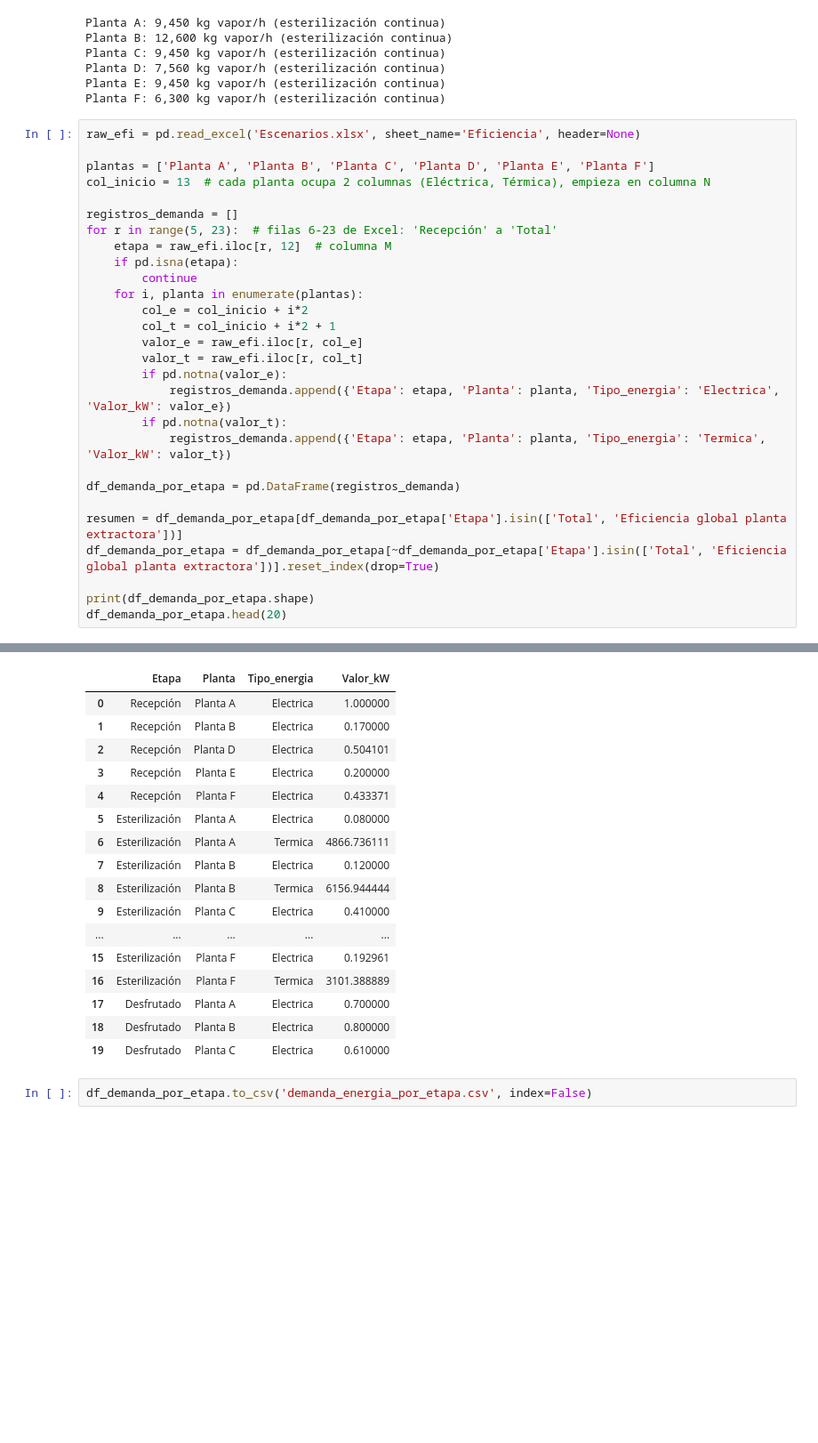
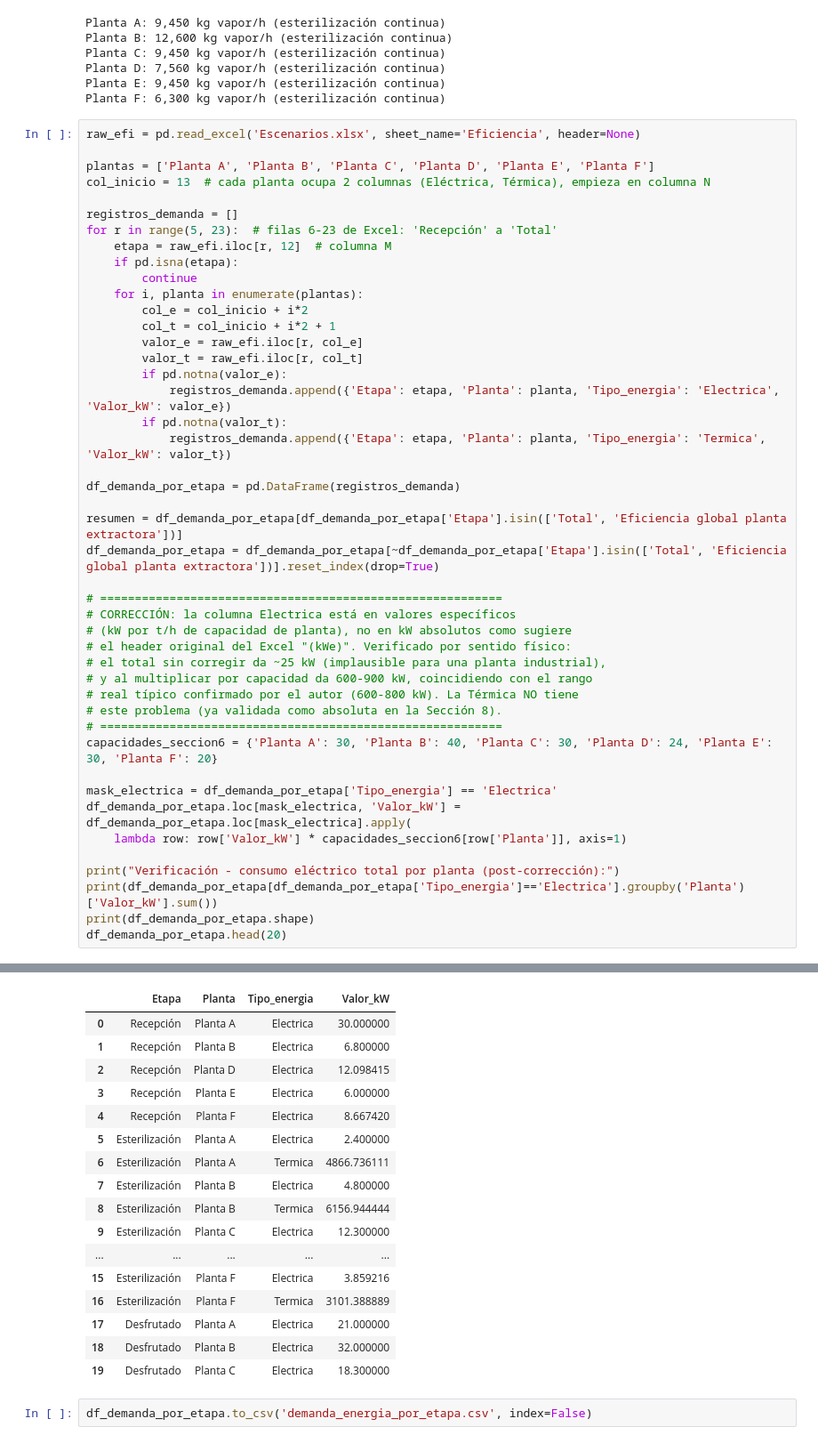
Before and after one commit to juncal0/valorizacion-biomasa-palma, a Jupyter notebook: 01_limpieza_datos_capex_emisiones_social_1.ipynb, the cells around one changed output, grey strips where cells are left out. Shown at 89% size. Drawn from its saved outputs; the diff is of its cells as text; blank space fills up the shorter version.

```diff
--- a/01_limpieza_datos_capex_emisiones_social_1.ipynb
+++ b/01_limpieza_datos_capex_emisiones_social_1.ipynb
@@ -436,6 +436,23 @@ df_demanda_por_etapa = pd.DataFrame(registros_demanda)
 resumen = df_demanda_por_etapa[df_demanda_por_etapa['Etapa'].isin(['Total', 'Eficiencia global planta extractora'])]
 df_demanda_por_etapa = df_demanda_por_etapa[~df_demanda_por_etapa['Etapa'].isin(['Total', 'Eficiencia global planta extractora'])].reset_index(drop=True)
 
+# ==========================================================
+# CORRECCIÓN: la columna Electrica está en valores específicos
+# (kW por t/h de capacidad de planta), no en kW absolutos como sugiere
+# el header original del Excel "(kWe)". Verificado por sentido físico:
+# el total sin corregir da ~25 kW (implausible para una planta industrial),
+# y al multiplicar por capacidad da 600-900 kW, coincidiendo con el rango
+# real típico confirmado por el autor (600-800 kW). La Térmica NO tiene
+# este problema (ya validada como absoluta en la Sección 8).
+# ==========================================================
+capacidades_seccion6 = {'Planta A': 30, 'Planta B': 40, 'Planta C': 30, 'Planta D': 24, 'Planta E': 30, 'Planta F': 20}
+
+mask_electrica = df_demanda_por_etapa['Tipo_energia'] == 'Electrica'
+df_demanda_por_etapa.loc[mask_electrica, 'Valor_kW'] = df_demanda_por_etapa.loc[mask_electrica].apply(
+    lambda row: row['Valor_kW'] * capacidades_seccion6[row['Planta']], axis=1)
+
+print("Verificación - consumo eléctrico total por planta (post-corrección):")
+print(df_demanda_por_etapa[df_demanda_por_etapa['Tipo_energia']=='Electrica'].groupby('Planta')['Valor_kW'].sum())
 print(df_demanda_por_etapa.shape)
 df_demanda_por_etapa.head(20)
 # %% [output]
@@ -442,21 +468,21 @@ df_demanda_por_etapa.head(20)
 (103, 4)
 |  | Etapa | Planta | Tipo_energia | Valor_kW |
-| 0 | Recepción | Planta A | Electrica | 1.000000 |
-| 1 | Recepción | Planta B | Electrica | 0.170000 |
-| 2 | Recepción | Planta D | Electrica | 0.504101 |
-| 3 | Recepción | Planta E | Electrica | 0.200000 |
-| 4 | Recepción | Planta F | Electrica | 0.433371 |
-| 5 | Esterilización | Planta A | Electrica | 0.080000 |
+| 0 | Recepción | Planta A | Electrica | 30.000000 |
+| 1 | Recepción | Planta B | Electrica | 6.800000 |
+| 2 | Recepción | Planta D | Electrica | 12.098415 |
+| 3 | Recepción | Planta E | Electrica | 6.000000 |
+| 4 | Recepción | Planta F | Electrica | 8.667420 |
+| 5 | Esterilización | Planta A | Electrica | 2.400000 |
 | 6 | Esterilización | Planta A | Termica | 4866.736111 |
-| 7 | Esterilización | Planta B | Electrica | 0.120000 |
+| 7 | Esterilización | Planta B | Electrica | 4.800000 |
 | 8 | Esterilización | Planta B | Termica | 6156.944444 |
-| 9 | Esterilización | Planta C | Electrica | 0.410000 |
+| 9 | Esterilización | Planta C | Electrica | 12.300000 |
 | ... | ... | ... | ... | ... |
-| 15 | Esterilización | Planta F | Electrica | 0.192961 |
+| 15 | Esterilización | Planta F | Electrica | 3.859216 |
 | 16 | Esterilización | Planta F | Termica | 3101.388889 |
-| 17 | Desfrutado | Planta A | Electrica | 0.700000 |
-| 18 | Desfrutado | Planta B | Electrica | 0.800000 |
-| 19 | Desfrutado | Planta C | Electrica | 0.610000 |
+| 17 | Desfrutado | Planta A | Electrica | 21.000000 |
+| 18 | Desfrutado | Planta B | Electrica | 32.000000 |
+| 19 | Desfrutado | Planta C | Electrica | 18.300000 |
 # %%
 df_demanda_por_etapa.to_csv('demanda_energia_por_etapa.csv', index=False)
 # %% [markdown]
```
Also changed, not shown: parts of 25 cells of this notebook, 1 other file.
